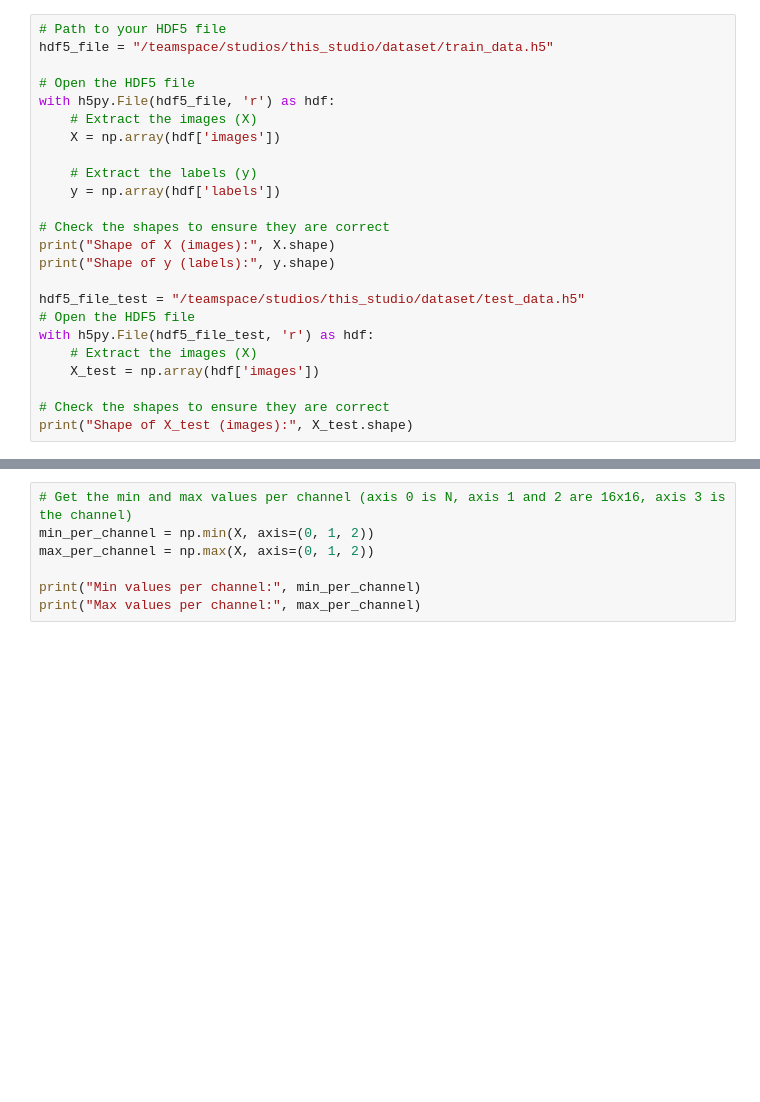
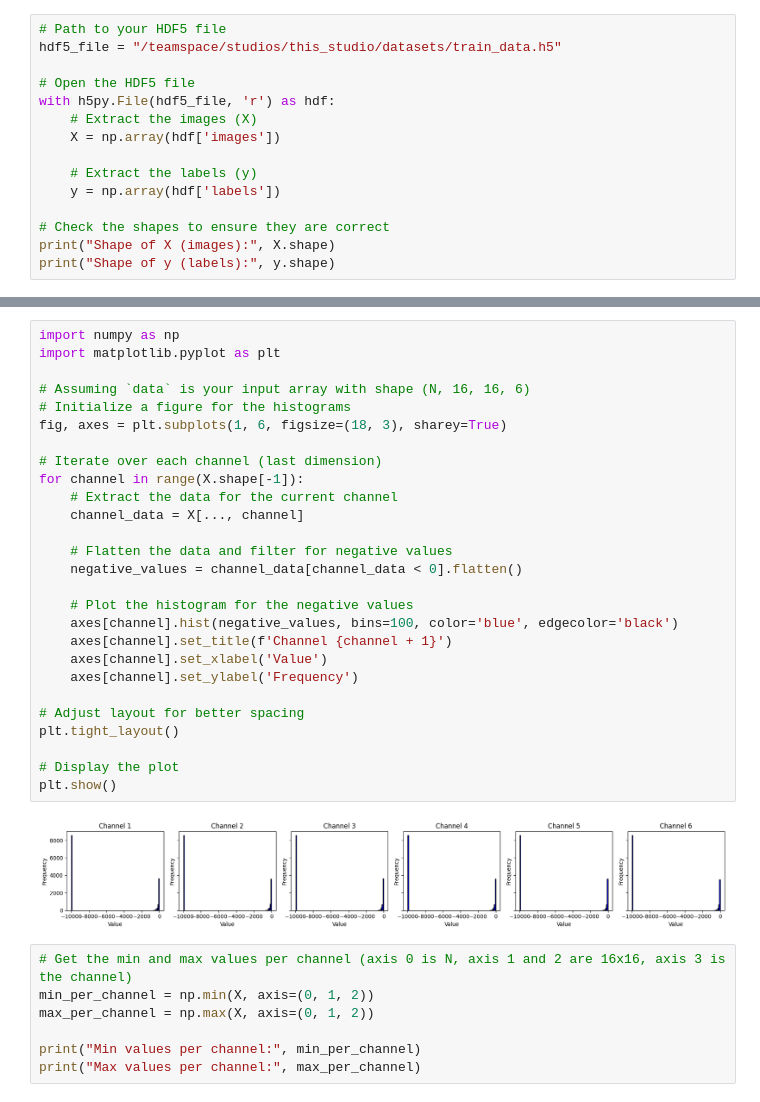
Before and after one commit to hucarlos08/geointelligence, a Jupyter notebook: inegi-zindi/notebooks/gcim_challenge_baseline_models.ipynb, the cells around one changed output, grey strips where cells are left out. Cells and saved outputs as stored; diff of their text form; blank space fills up the shorter version.

```diff
--- a/inegi-zindi/notebooks/gcim_challenge_baseline_models.ipynb
+++ b/inegi-zindi/notebooks/gcim_challenge_baseline_models.ipynb
@@ -5,6 +6,6 @@ import pandas as pd
 # %%
 # Path to your HDF5 file
-hdf5_file = "/teamspace/studios/this_studio/dataset/train_data.h5"
+hdf5_file = "/teamspace/studios/this_studio/datasets/train_data.h5"
 
 # Open the HDF5 file
 with h5py.File(hdf5_file, 'r') as hdf:
@@ -17,15 +18,6 @@ with h5py.File(hdf5_file, 'r') as hdf:
 # Check the shapes to ensure they are correct
 print("Shape of X (images):", X.shape)
 print("Shape of y (labels):", y.shape)
-
-hdf5_file_test = "/teamspace/studios/this_studio/dataset/test_data.h5"
-# Open the HDF5 file
-with h5py.File(hdf5_file_test, 'r') as hdf:
-    # Extract the images (X)
-    X_test = np.array(hdf['images'])
-
-# Check the shapes to ensure they are correct
-print("Shape of X_test (images):", X_test.shape)
 # %% [output]
 Shape of X (images): (1100000, 16, 16, 6)
 Shape of y (labels): (1100000,)
@@ -33,3 +47,32 @@ Shape of X_test (images): (120000, 16, 16, 6)
+# %%
+import numpy as np
+import matplotlib.pyplot as plt
+
+# Assuming `data` is your input array with shape (N, 16, 16, 6)
+# Initialize a figure for the histograms
+fig, axes = plt.subplots(1, 6, figsize=(18, 3), sharey=True)
+
+# Iterate over each channel (last dimension)
+for channel in range(X.shape[-1]):
+    # Extract the data for the current channel
+    channel_data = X[..., channel]
+
+    # Flatten the data and filter for negative values
+    negative_values = channel_data[channel_data < 0].flatten()
+
+    # Plot the histogram for the negative values
+    axes[channel].hist(negative_values, bins=100, color='blue', edgecolor='black')
+    axes[channel].set_title(f'Channel {channel + 1}')
+    axes[channel].set_xlabel('Value')
+    axes[channel].set_ylabel('Frequency')
+
+# Adjust layout for better spacing
+plt.tight_layout()
+
+# Display the plot
+plt.show()
+# %% [output]
+[figure, added]
 # %%
 # Get the min and max values per channel (axis 0 is N, axis 1 and 2 are 16x16, axis 3 is the channel)
 min_per_channel = np.min(X, axis=(0, 1, 2))
```
Also changed, not shown: parts of 9 cells of this notebook, 20 other files.
